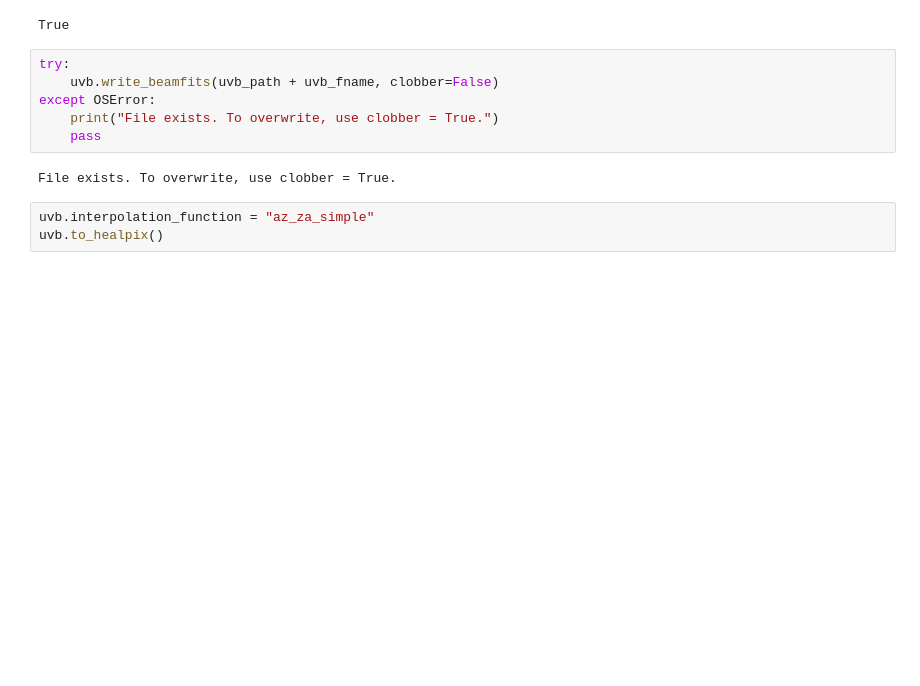
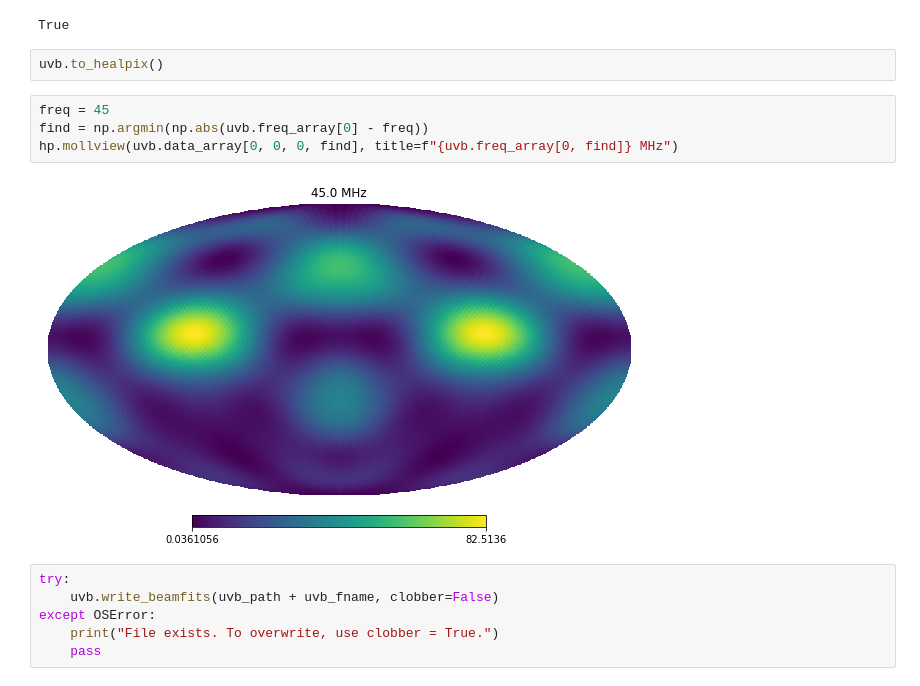
Before and after one commit to christianhbye/lusee_sky_simulations, a Jupyter notebook: notebooks/visualize_beams.ipynb, the cells around one changed output. Saved outputs shown, nothing was run; the diff lists cells and outputs as text; blank space fills up the shorter version.

```diff
--- a/notebooks/visualize_beams.ipynb
+++ b/notebooks/visualize_beams.ipynb
@@ -89,14 +103,17 @@ plt.show()
 print(np.allclose(beam.power**2, uvb.data_array[0, 0, 0]))
 # %% [output]
 True
-# %%
-try:
-    uvb.write_beamfits(uvb_path + uvb_fname, clobber=False)
-except OSError:
-    print("File exists. To overwrite, use clobber = True.")
-    pass
-# %% [output]
-File exists. To overwrite, use clobber = True.
 # %%
-uvb.interpolation_function = "az_za_simple"
 uvb.to_healpix()
+# %%
+freq = 45
+find = np.argmin(np.abs(uvb.freq_array[0] - freq))
+hp.mollview(uvb.data_array[0, 0, 0, find], title=f"{uvb.freq_array[0, find]} MHz")
+# %% [output]
+[figure, added]
+# %%
+try:
+    uvb.write_beamfits(uvb_path + uvb_fname, clobber=False)
+except OSError:
+    print("File exists. To overwrite, use clobber = True.")
+    pass
```
Also changed, not shown: parts of 3 cells of this notebook.
